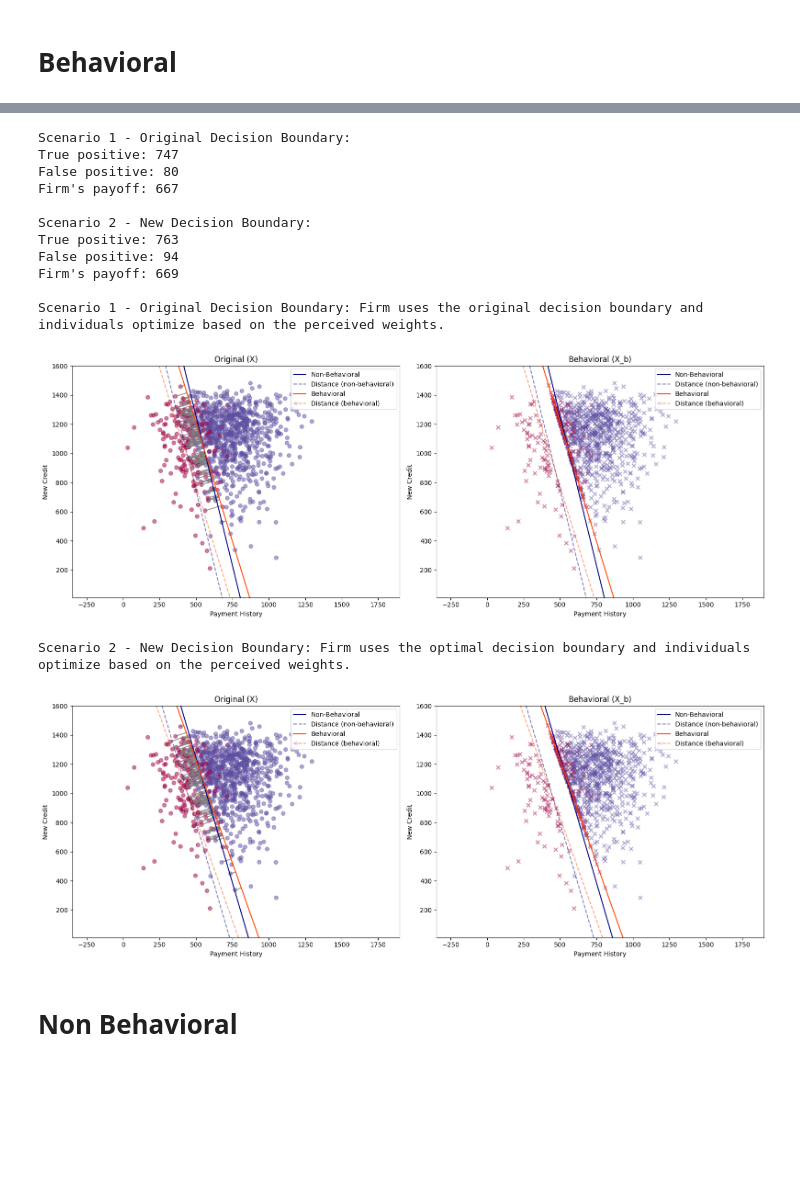
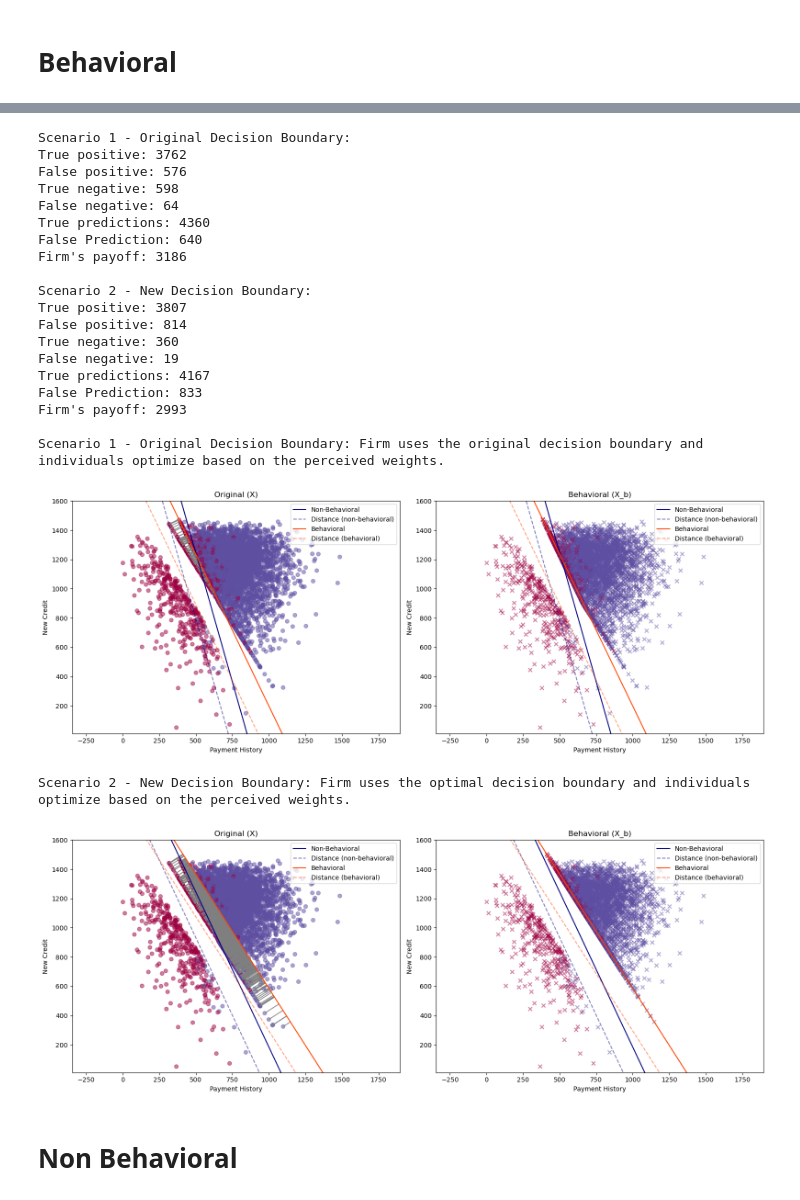
Before and after one commit to RamanEbrahimi/Research, a Jupyter notebook: Explainable AI/simulation_V2.ipynb, the cells around one changed output, grey strips where cells are left out. Saved outputs shown, nothing was run; the diff lists cells and outputs as text; code cells hidden in the pictures; blank space fills up the shorter version.

```diff
--- a/Explainable AI/simulation_V2.ipynb
+++ b/Explainable AI/simulation_V2.ipynb
@@ -4,7 +4,7 @@ import numpy as np
 import matplotlib.pyplot as plt
 import cvxpy as cp
 # %%
-def generate_synthetic_fico_data(n=1000):
+def generate_synthetic_fico_data(n=5000):
     np.random.seed(42)  # For reproducibility
 
     # Simulate Payment History
@@ -169,7 +198,7 @@ X_train, X_test, y_train, y_test= train_test_split(X, y, test_size=0.3, random_s
 
 # Train the logistic regression model
 # beta, threshold = model.fit(X_train, y_train).coef_[0], model.intercept_[0]
-beta, threshold = logistic_regression_with_sum_constraint(X_train, y_train)
+beta, threshold = logistic_regression_with_custom_objective(X_train, y_train)
 print("Beta coefficients:", beta)
 print("Threshold:", threshold)
 
@@ -537,11 +562,12 @@ def update_dataset(X, beta, threshold, B, gamma, mode='actual'):
 
 iterations = 100
 B = 100
-gamma = 0.8
+gamma = 0.5
 
 X_0 = fico_df[['Payment History', 'New Credit']]
 y_0 = fico_df['True Label']
 beta_vis_0, threshold_vis_0 = logistic_regression_with_sum_constraint(X_0, y_0)
+print(f"Initial Beta coefficients: {beta_vis_0}, Initial Threshold: {threshold_vis_0}")
 
 X_b_updates = X_0.copy()
 beta_vis = beta_vis_0
@@ -555,7 +581,8 @@ for i in range(iterations):
 
     X_b_updates = X_b_updates_new
 
-    if np.linalg.norm(beta_new - beta_vis) < 1e-5:
+    if np.linalg.norm(beta_new - beta_vis) < 1e-6:
+        beta_vis = beta_new
         break
 
     beta_vis = beta_new
@@ -648,13 +644,13 @@ plt.show()
 # %%
 # If the firm announced the original DB:
-X_scenario_1 = X_0.copy()
+X_scenario_1 = X_b_updates.copy()
 for index_b, row_b in X_scenario_1.iterrows():
     if abs((row_b @ perceived_weights_vis_0) + threshold_vis_0) <= B:
         if not classifier(row_b.values, perceived_weights_vis_0, threshold_vis_0):
             X_scenario_1.loc[index_b] = agent_optimization(row_b.values, beta_vis_0, threshold_vis_0, mode='perceived', gamma=gamma)
 
 # If the firm announced the new DB:
-X_scenario_2 = X_0.copy()
+X_scenario_2 = X_b_updates.copy()
 for index_b, row_b in X_scenario_2.iterrows():
     if abs((row_b @ perceived_weights_vis_b) + threshold_vis) <= B:
         if not classifier(row_b.values, perceived_weights_vis_b, threshold_vis):
@@ -677,47 +673,59 @@ for index, row in X_scenario_1.iterrows():
     FN_b_s1 += not classifier(row.values, beta_vis_0, threshold_vis_0) and y_0.loc[index]
 
 for index, row in X_scenario_2.iterrows():
     TP_b_s2 += classifier(row.values, beta_vis, threshold_vis) and y_0.loc[index]
     FP_b_s2 += classifier(row.values, beta_vis, threshold_vis) and not y_0.loc[index]
     TN_b_s2 += not classifier(row.values, beta_vis, threshold_vis) and not y_0.loc[index]
     FN_b_s2 += not classifier(row.values, beta_vis, threshold_vis) and y_0.loc[index]
 
 firm_payoff_b_s1 = TP_b_s1 - FP_b_s1
 firm_payoff_b_s2 = TP_b_s2 - FP_b_s2
 
 print("\nScenario 1 - Original Decision Boundary:")
 print(f"True positive: {TP_b_s1}")
 print(f"False positive: {FP_b_s1}")
-# print(f"True negative: {TN_b_s1}")
-# print(f"False negative: {FN_b_s1}")
+print(f"True negative: {TN_b_s1}")
+print(f"False negative: {FN_b_s1}")
+print(f"True predictions: {TN_b_s1+TP_b_s1}")
+print(f"False Prediction: {FP_b_s1+FN_b_s1}")
 print(f"Firm's payoff: {firm_payoff_b_s1}")
 
 print("\nScenario 2 - New Decision Boundary:")
 print(f"True positive: {TP_b_s2}")
 print(f"False positive: {FP_b_s2}")
-# print(f"True negative: {TN_b_s2}")
-# print(f"False negative: {FN_b_s2}")
+print(f"True negative: {TN_b_s2}")
+print(f"False negative: {FN_b_s2}")
+print(f"True predictions: {TN_b_s2+TP_b_s2}")
+print(f"False Prediction: {FP_b_s2+FN_b_s2}")
 print(f"Firm's payoff: {firm_payoff_b_s2}")
 
 print("\nScenario 1 - Original Decision Boundary: Firm uses the original decision boundary and individuals optimize based on the perceived weights.")
-create_side_by_side_plots_with_arrows(X_0, X_scenario_1, y_0, 'Original (X)', 'Behavioral (X_b)', beta_vis_0, threshold_vis_0, B, gamma, mode='B')
+create_side_by_side_plots_with_arrows(X_b_updates, X_scenario_1, y_0, 'Original (X)', 'Behavioral (X_b)', beta_vis_0, threshold_vis_0, B, gamma, mode='B')
 print("Scenario 2 - New Decision Boundary: Firm uses the optimal decision boundary and individuals optimize based on the perceived weights.")
-create_side_by_side_plots_with_arrows(X_0, X_scenario_2, y_0, 'Original (X)', 'Behavioral (X_b)', beta_vis, threshold_vis, B, gamma, mode='B')
+create_side_by_side_plots_with_arrows(X_b_updates, X_scenario_2, y_0, 'Original (X)', 'Behavioral (X_b)', beta_vis, threshold_vis, B, gamma, mode='B')
 # %% [output]
 Scenario 1 - Original Decision Boundary:
-True positive: 747
-False positive: 80
-Firm's payoff: 667
+True positive: 3762
+False positive: 576
+True negative: 598
+False negative: 64
+True predictions: 4360
+False Prediction: 640
+Firm's payoff: 3186
 
 Scenario 2 - New Decision Boundary:
-True positive: 763
-False positive: 94
-Firm's payoff: 669
+True positive: 3807
+False positive: 814
+True negative: 360
+False negative: 19
+True predictions: 4167
+False Prediction: 833
+Firm's payoff: 2993
 
 Scenario 1 - Original Decision Boundary: Firm uses the original decision boundary and individuals optimize based on the perceived weights.
-[figure, old version]
+[figure, new version]
 Scenario 2 - New Decision Boundary: Firm uses the optimal decision boundary and individuals optimize based on the perceived weights.
-[figure, old version]
+[figure, new version]
 # %% [markdown]
 # Non Behavioral
 # %%
```
Also changed, not shown: parts of 8 cells of this notebook, 3 other files.
